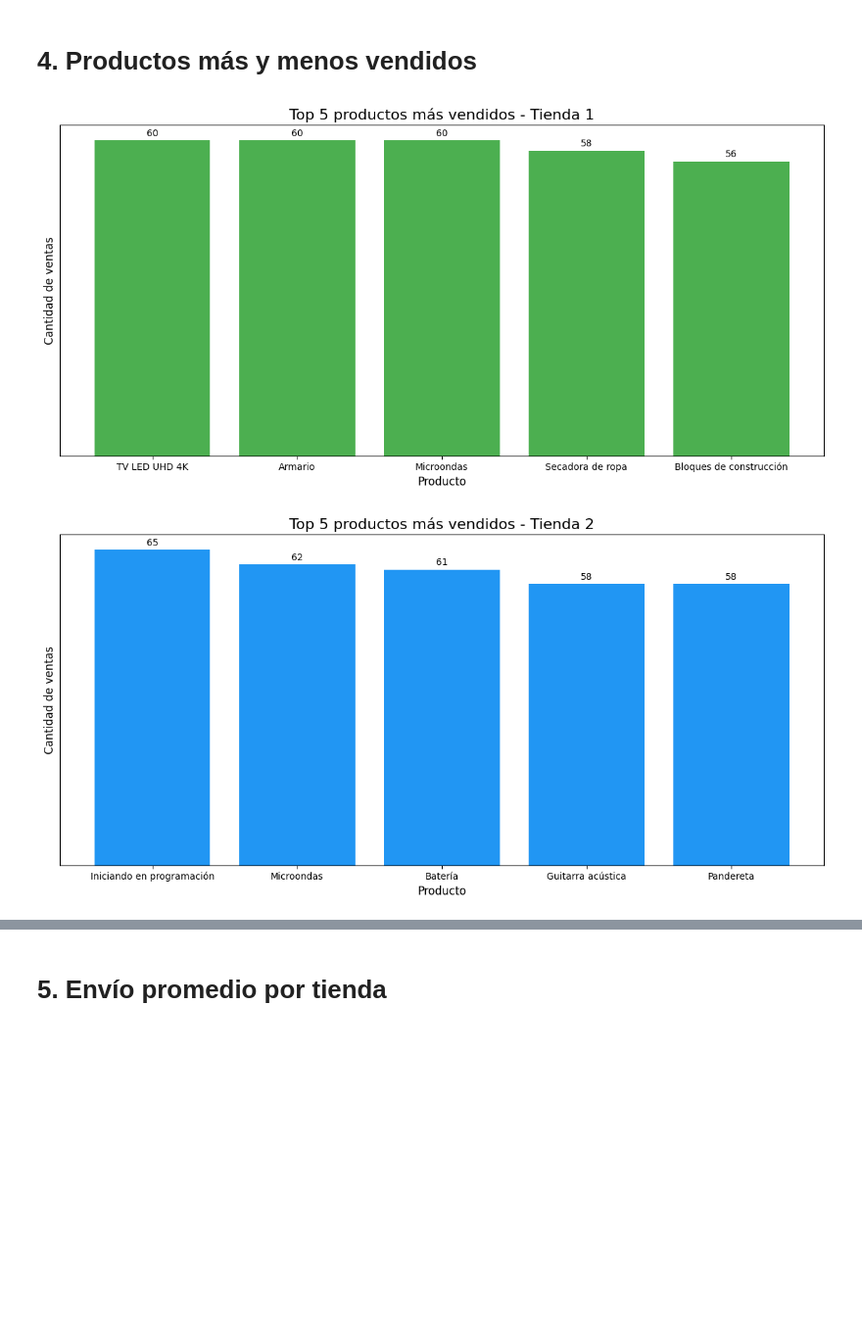
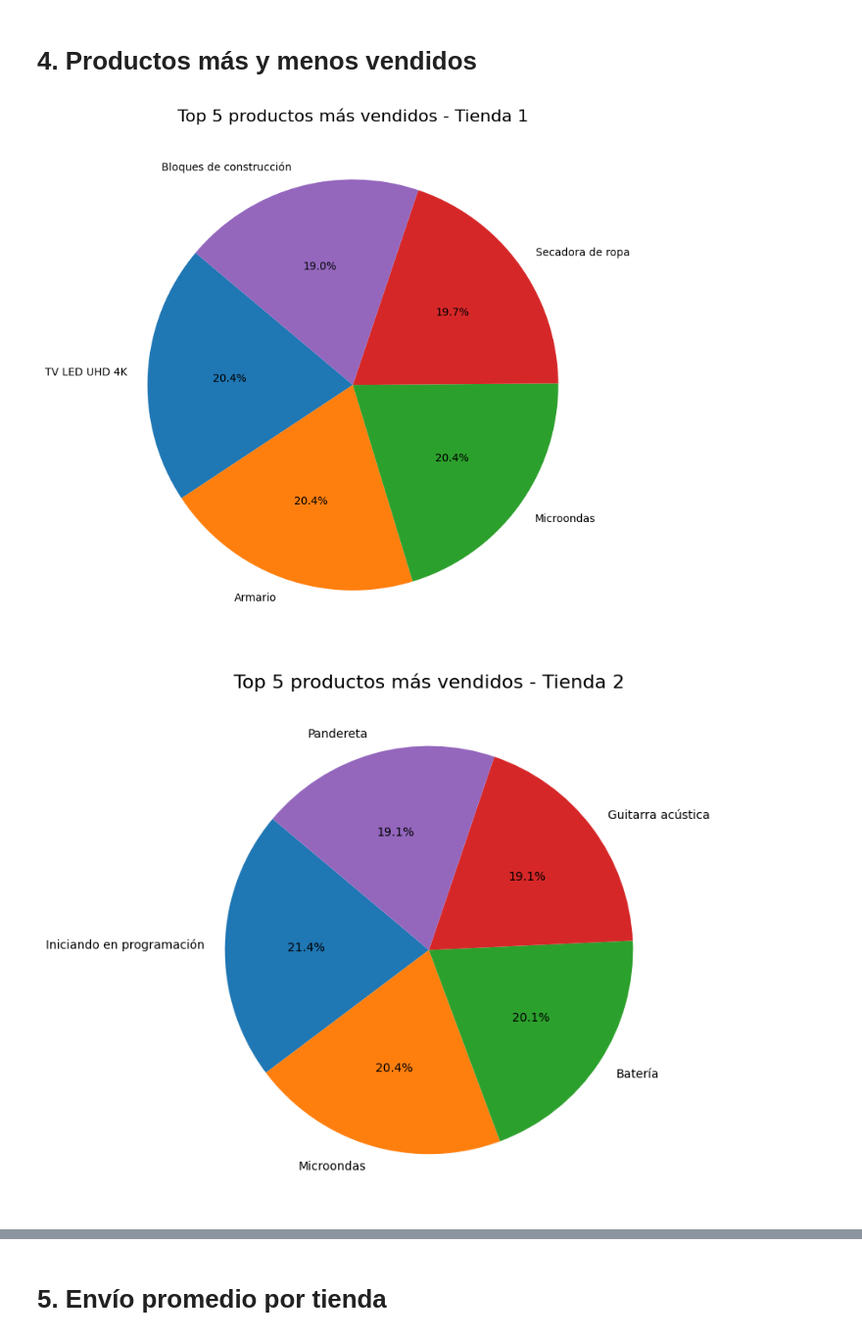
Before and after one commit to ErikGzz03TEC/Alura_Store_Challenge, a Jupyter notebook: AluraStoreLatam.ipynb, the cells around one changed output, grey strips where cells are left out. Shown at 98% size. Cells and saved outputs as stored; diff of their text form; code cells hidden in the pictures; blank space fills up the shorter version.

```diff
--- a/AluraStoreLatam.ipynb
+++ b/AluraStoreLatam.ipynb
@@ -309,70 +312,46 @@ Al revisar nuestro analisis de calificaciones por tienda podemos observar que la
 # %%
 def top5_productos(tienda):
     return tienda["Producto"].value_counts().head(5)
 def top5_peores_productos(tienda):
     return tienda["Producto"].value_counts(ascending=False).tail(5)
 
 top5_tienda1 = top5_productos(tienda)
 top5_tienda2 = top5_productos(tienda2)
 top5_tienda3 = top5_productos(tienda3)
 top5_tienda4 = top5_productos(tienda4)
 
 top5_peores_tienda1 = top5_peores_productos(tienda)
 top5_peores_tienda2 = top5_peores_productos(tienda2)
 top5_peores_tienda3 = top5_peores_productos(tienda3)
 top5_peores_tienda4 = top5_peores_productos(tienda4)
 
 
-def graficar_top5_productos(tienda, top5, color):
-    plt.figure(figsize=(12, 6))
-    bars = plt.bar(top5.index, top5.values, color=color)
-
+def graficar_top5_productos(tienda, top5):
+    colors = plt.cm.tab10(range(len(top5)))  # Generate a unique color for each product
+    plt.figure(figsize=(8, 8))
+    plt.pie(top5.values, labels=top5.index, autopct='%1.1f%%', startangle=140, colors=colors)
     plt.title(f'Top 5 productos más vendidos - {tienda}', fontsize=16)
-    plt.xlabel('Producto', fontsize=12)
-    plt.ylabel('Cantidad de ventas', fontsize=12)
-    plt.gca().set_yticks([])
-
-
-    # Añadir etiquetas de datos encima de las barras
-    for bar in bars:
-        height = bar.get_height()
-        plt.text(bar.get_x() + bar.get_width() / 2, height + 0.5, f"{int(height)}",
-                 ha='center', va='bottom', fontsize=10)
-
-    plt.grid(axis='y', linestyle='--', alpha=0.7)
     plt.tight_layout()
     plt.show()
 
-graficar_top5_productos("Tienda 1", top5_tienda1, "#4CAF50")
-graficar_top5_productos("Tienda 2", top5_tienda2, "#2196F3")
-graficar_top5_productos("Tienda 3", top5_tienda3, "#FF9800")
-graficar_top5_productos("Tienda 4", top5_tienda4, "#9C27B0")
+graficar_top5_productos("Tienda 1", top5_tienda1)
+graficar_top5_productos("Tienda 2", top5_tienda2)
+graficar_top5_productos("Tienda 3", top5_tienda3)
+graficar_top5_productos("Tienda 4", top5_tienda4)
 
 
-def graficar_top5_peores_productos(tienda, top5_peores, color):
-    plt.figure(figsize=(12, 6))
-    bars = plt.bar(top5_peores.index, top5_peores.values, color=color)
-
+def graficar_top5_peores_productos(tienda, top5_peores):
+    colors = plt.cm.tab10(range(len(top5_peores)))  # Generate a unique color for each product
+    plt.figure(figsize=(8, 8))
+    plt.pie(top5_peores.values, labels=top5_peores.index, autopct='%1.1f%%', startangle=140, colors=colors)
     plt.title(f'Top 5 productos menos vendidos - {tienda}', fontsize=16)
-    plt.xlabel('Producto', fontsize=12)
-    plt.ylabel('Cantidad de ventas', fontsize=12)
-    plt.gca().set_yticks([])
-
-
-    # Añadir etiquetas de datos encima de las barras
-    for bar in bars:
-        height = bar.get_height()
-        plt.text(bar.get_x() + bar.get_width() / 2, height + 0.5, f"{int(height)}",
-                 ha='center', va='bottom', fontsize=10)
-
-    plt.grid(axis='y', linestyle='--', alpha=0.7)
     plt.tight_layout()
     plt.show()
 
-graficar_top5_peores_productos("Tienda 1", top5_peores_tienda1, "#4CAF50")
-graficar_top5_peores_productos("Tienda 2", top5_peores_tienda2, "#2196F3")
-graficar_top5_peores_productos("Tienda 3", top5_peores_tienda3, "#FF9800")
-graficar_top5_peores_productos("Tienda 4", top5_peores_tienda4, "#9C27B0")
+graficar_top5_peores_productos("Tienda 1", top5_peores_tienda1)
+graficar_top5_peores_productos("Tienda 2", top5_peores_tienda2)
+graficar_top5_peores_productos("Tienda 3", top5_peores_tienda3)
+graficar_top5_peores_productos("Tienda 4", top5_peores_tienda4)
 # %% [output]
-[figure, old version]
+[figure, new version]
-[figure, old version]
+[figure, new version]
```
Also changed, not shown: parts of 13 cells of this notebook.
